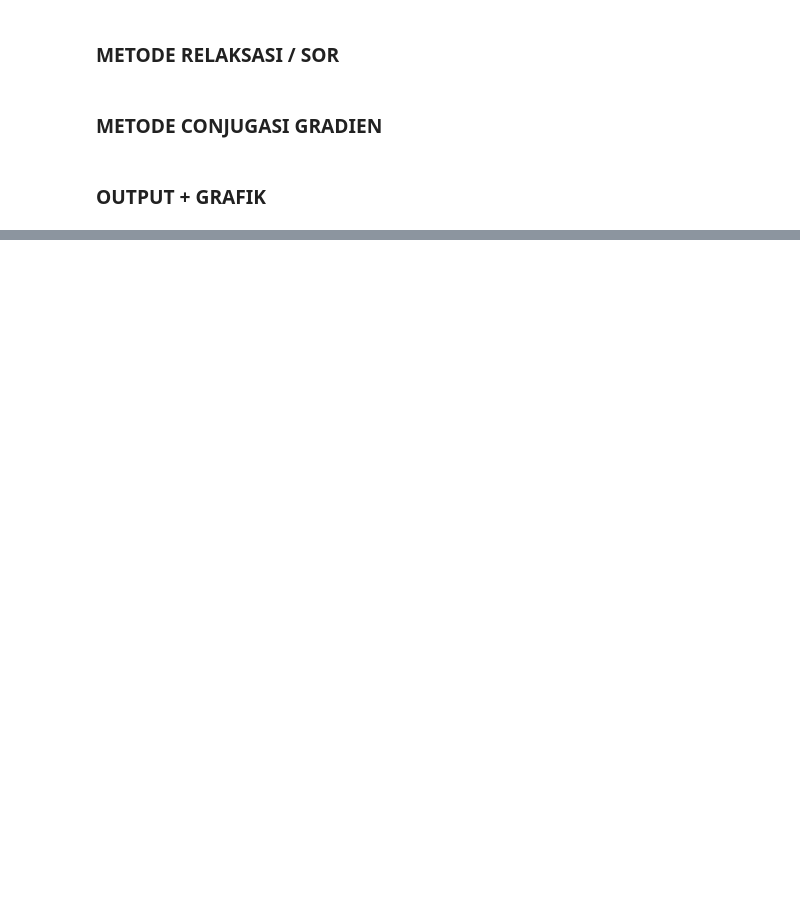
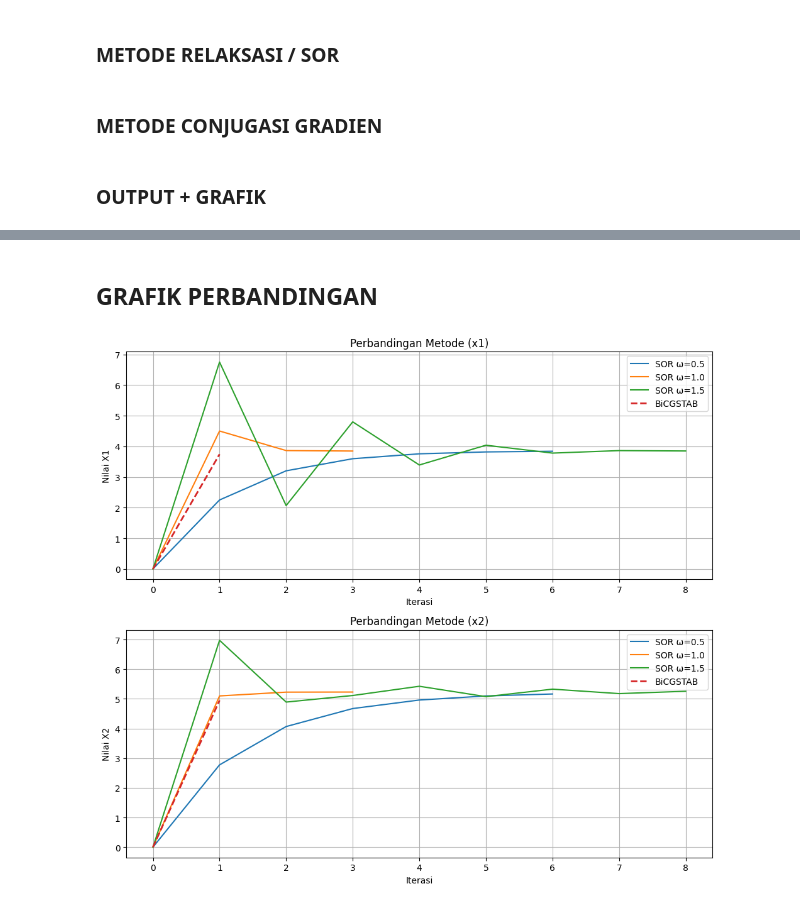
Before and after one commit to 404visco/IoT-Kelompok9, a Jupyter notebook: SEM 2/MetNum/SPL/tugas.ipynb, the cells around one changed output, grey strips where cells are left out. Cells and saved outputs as stored; diff of their text form; code cells hidden in the pictures; blank space fills up the shorter version.

```diff
--- a/SEM 2/MetNum/SPL/tugas.ipynb
+++ b/SEM 2/MetNum/SPL/tugas.ipynb
@@ -582,0 +430,47 @@ x3: 47.16763997220772
+# %% [markdown]
+## **GRAFIK PERBANDINGAN**
+# %%
+omega_list = [0.5, 1.0, 1.5]
+
+fig, axs = plt.subplots(2, 1, figsize=(10, 9))
+
+
+# Plot SOR dulu
+
+for n in range(len(omega_list)):
+    x_sor, history_sor, _ = SOR(A, b, omega_list[n])
+
+    for baris in range(2):
+        axs[baris].plot(
+            range(len(history_sor)),
+            [h[baris] for h in history_sor],
+            label=f'SOR ω={omega_list[n]}'
+        )
+
+
+# Plot BiCGSTAB
+
+x_bicg, history_bicg, _ = bicgstab(A, b)
+
+for baris in range(2):
+    axs[baris].plot(
+        range(len(history_bicg)),
+        [h[baris] for h in history_bicg],
+        linestyle='--',  # beda style biar kelihatan
+        linewidth=2,
+        label='BiCGSTAB'
+    )
+
+
+# Styling
+
+for baris in range(2):
+    axs[baris].set_title(f'Perbandingan Metode (x{baris+1})')
+    axs[baris].set_xlabel('Iterasi')
+    axs[baris].set_ylabel(f'Nilai X{baris+1}')
+    axs[baris].grid(True)
+    axs[baris].legend()   #
+
+plt.tight_layout()
+# %% [output]
+[figure, added]
```
Also changed, not shown: parts of 21 cells of this notebook.
